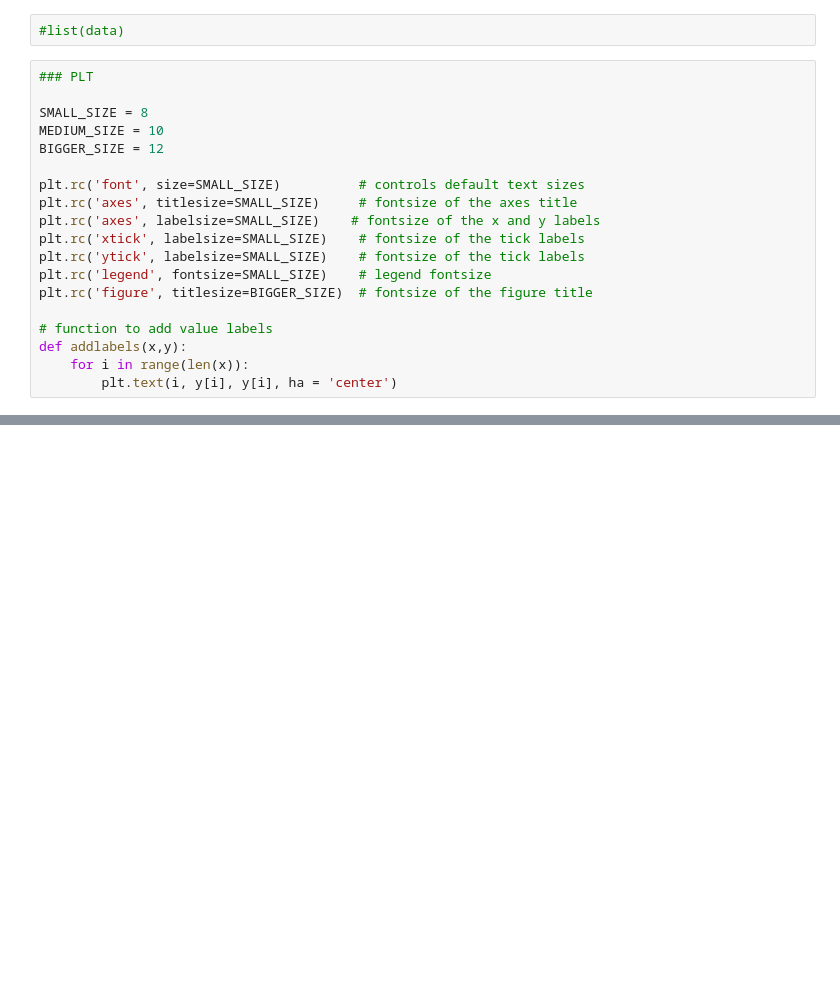
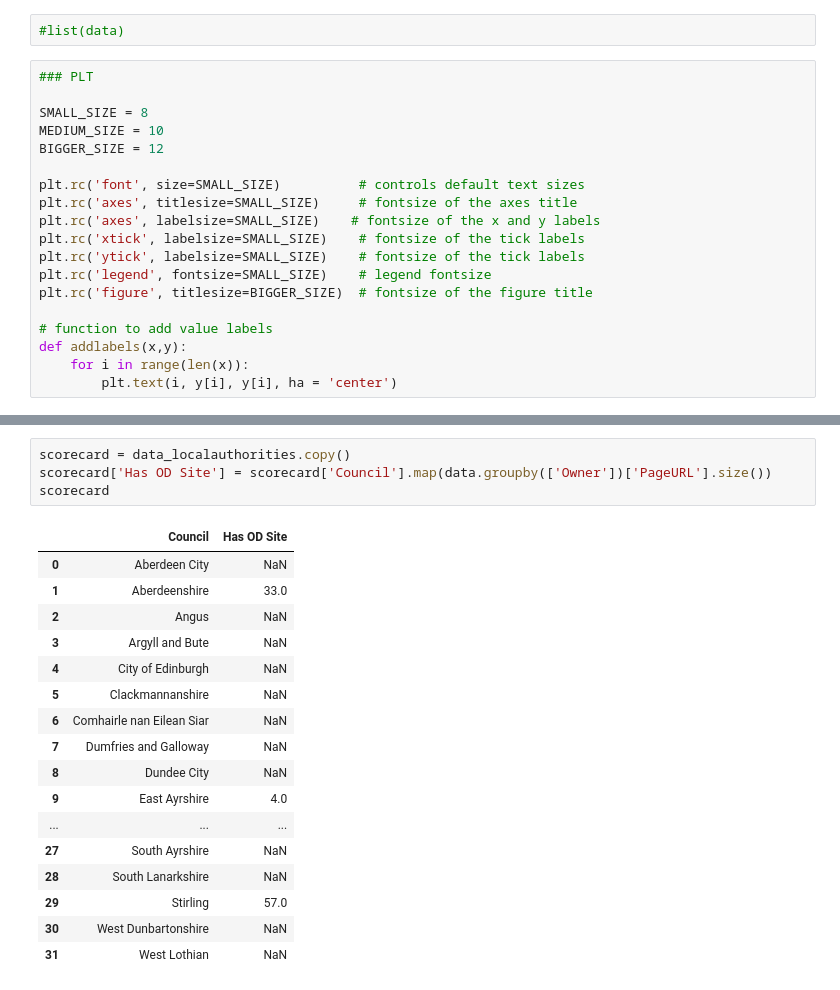
Before and after one commit to OpenDataScotland/the_od_bods, a Jupyter notebook: analytics/analytics.ipynb, the cells around one changed output, grey strips where cells are left out. Cells and saved outputs as stored; diff of their text form; blank space fills up the shorter version.

```diff
--- a/analytics/analytics.ipynb
+++ b/analytics/analytics.ipynb
@@ -121,0 +165,22 @@ stats_d
+# %%
+scorecard = data_localauthorities.copy()
+scorecard['Has OD Site'] = scorecard['Council'].map(data.groupby(['Owner'])['PageURL'].size())
+scorecard
+# %% [output]
+|  | Council | Has OD Site |
+| 0 | Aberdeen City | NaN |
+| 1 | Aberdeenshire | 33.0 |
+| 2 | Angus | NaN |
+| 3 | Argyll and Bute | NaN |
+| 4 | City of Edinburgh | NaN |
+| 5 | Clackmannanshire | NaN |
+| 6 | Comhairle nan Eilean Siar | NaN |
+| 7 | Dumfries and Galloway | NaN |
+| 8 | Dundee City | NaN |
+| 9 | East Ayrshire | 4.0 |
+| ... | ... | ... |
+| 27 | South Ayrshire | NaN |
+| 28 | South Lanarkshire | NaN |
+| 29 | Stirling | 57.0 |
+| 30 | West Dunbartonshire | NaN |
+| 31 | West Lothian | NaN |
```
Also changed, not shown: parts of 11 cells of this notebook, 4 other files.
